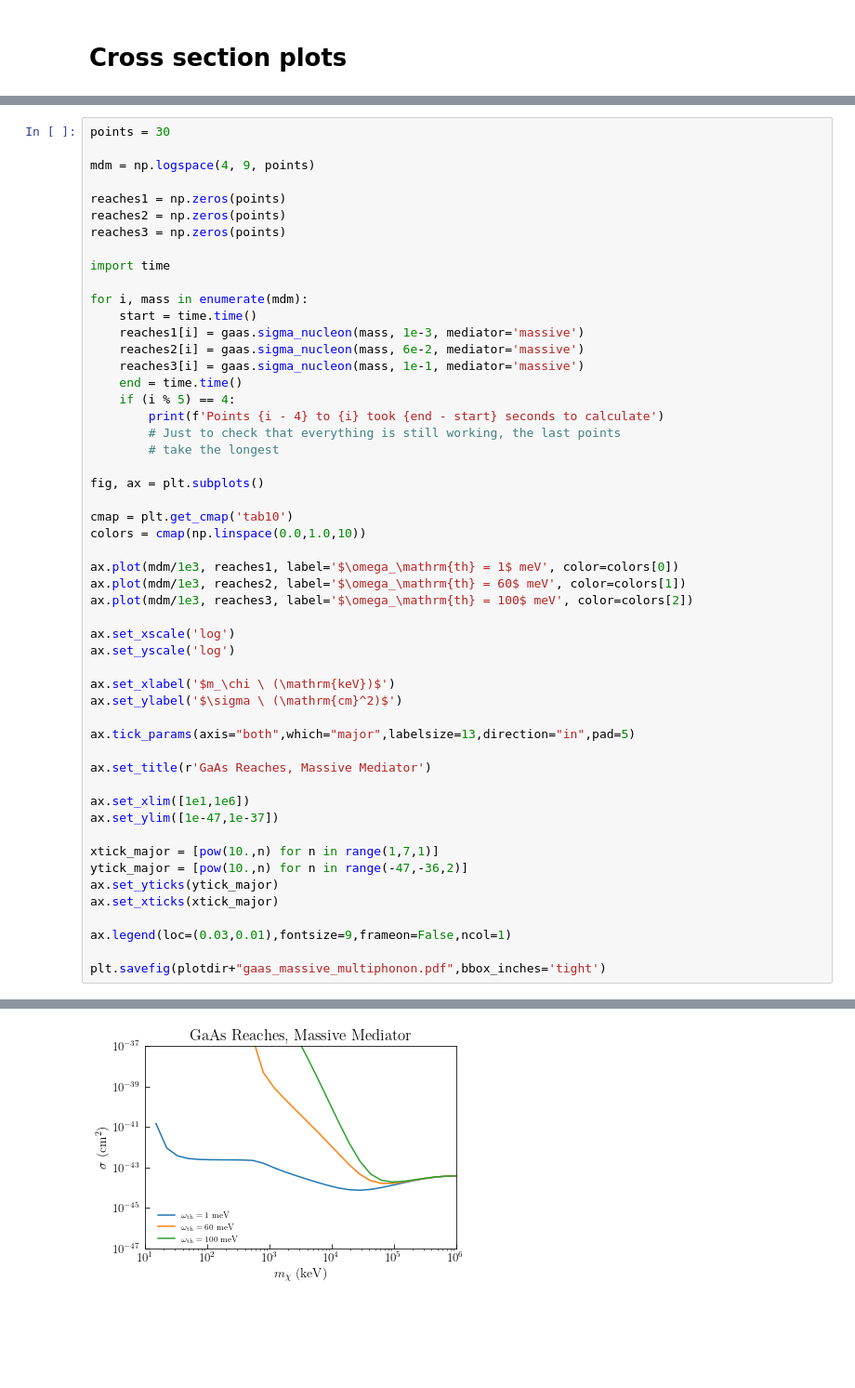
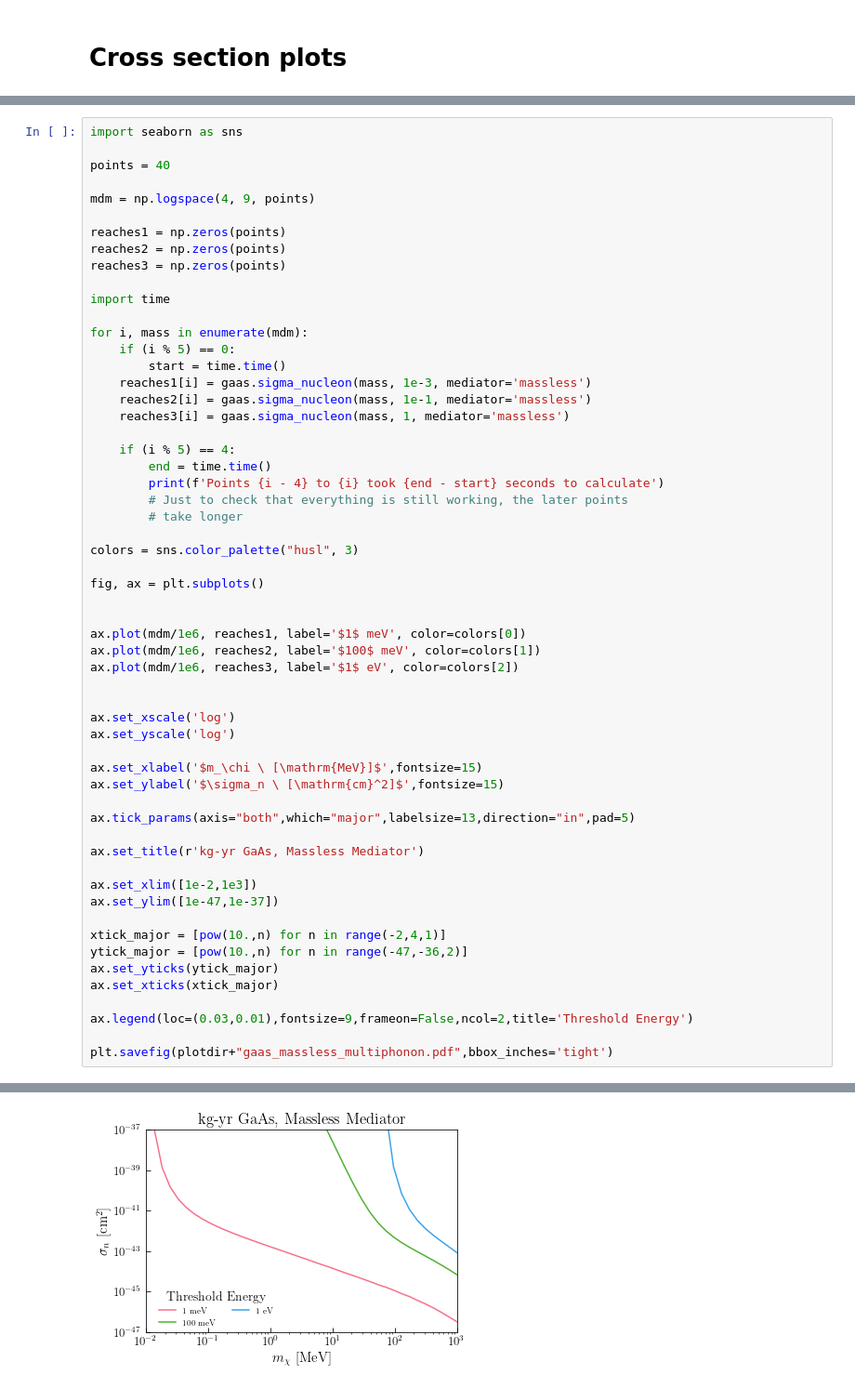
Before and after one commit to tongylin/DarkELF, a Jupyter notebook: examples/darkelf_multiphonons.ipynb, the cells around one changed output, grey strips where cells are left out. Shown at 93% size. Drawn from its saved outputs; the diff is of its cells as text; blank space fills up the shorter version.

```diff
--- a/examples/darkelf_multiphonons.ipynb
+++ b/examples/darkelf_multiphonons.ipynb
@@ -84,5 +95,7 @@ Now using the sigma_nucleon function to calculate the required reaches for a rat
 # %%
-points = 30
+import seaborn as sns
+
+points = 40
 
 mdm = np.logspace(4, 9, points)
 
@@ -93,44 +106,47 @@ reaches3 = np.zeros(points)
 import time
 
 for i, mass in enumerate(mdm):
-    start = time.time()
-    reaches1[i] = gaas.sigma_nucleon(mass, 1e-3, mediator='massive')
-    reaches2[i] = gaas.sigma_nucleon(mass, 6e-2, mediator='massive')
-    reaches3[i] = gaas.sigma_nucleon(mass, 1e-1, mediator='massive')
-    end = time.time()
+    if (i % 5) == 0:
+        start = time.time()
+    reaches1[i] = gaas.sigma_nucleon(mass, 1e-3, mediator='massless')
+    reaches2[i] = gaas.sigma_nucleon(mass, 1e-1, mediator='massless')
+    reaches3[i] = gaas.sigma_nucleon(mass, 1, mediator='massless')
+
     if (i % 5) == 4:
+        end = time.time()
         print(f'Points {i - 4} to {i} took {end - start} seconds to calculate')
-        # Just to check that everything is still working, the last points
-        # take the longest
+        # Just to check that everything is still working, the later points
+        # take longer
+
+colors = sns.color_palette("husl", 3)
 
 fig, ax = plt.subplots()
 
-cmap = plt.get_cmap('tab10')
-colors = cmap(np.linspace(0.0,1.0,10))
 
-ax.plot(mdm/1e3, reaches1, label='$\omega_\mathrm{th} = 1$ meV', color=colors[0])
-ax.plot(mdm/1e3, reaches2, label='$\omega_\mathrm{th} = 60$ meV', color=colors[1])
-ax.plot(mdm/1e3, reaches3, label='$\omega_\mathrm{th} = 100$ meV', color=colors[2])
+ax.plot(mdm/1e6, reaches1, label='$1$ meV', color=colors[0])
+ax.plot(mdm/1e6, reaches2, label='$100$ meV', color=colors[1])
+ax.plot(mdm/1e6, reaches3, label='$1$ eV', color=colors[2])
+
 
 ax.set_xscale('log')
 ax.set_yscale('log')
 
-ax.set_xlabel('$m_\chi \ (\mathrm{keV})$')
-ax.set_ylabel('$\sigma \ (\mathrm{cm}^2)$')
+ax.set_xlabel('$m_\chi \ [\mathrm{MeV}]$',fontsize=15)
+ax.set_ylabel('$\sigma_n \ [\mathrm{cm}^2]$',fontsize=15)
 
 ax.tick_params(axis="both",which="major",labelsize=13,direction="in",pad=5)
 
-ax.set_title(r'GaAs Reaches, Massive Mediator')
+ax.set_title(r'kg-yr GaAs, Massless Mediator')
 
-ax.set_xlim([1e1,1e6])
+ax.set_xlim([1e-2,1e3])
 ax.set_ylim([1e-47,1e-37])
 
-xtick_major = [pow(10.,n) for n in range(1,7,1)]
+xtick_major = [pow(10.,n) for n in range(-2,4,1)]
 ytick_major = [pow(10.,n) for n in range(-47,-36,2)]
 ax.set_yticks(ytick_major)
 ax.set_xticks(xtick_major)
 
-ax.legend(loc=(0.03,0.01),fontsize=9,frameon=False,ncol=1)
+ax.legend(loc=(0.03,0.01),fontsize=9,frameon=False,ncol=2,title='Threshold Energy')
 
-plt.savefig(plotdir+"gaas_massive_multiphonon.pdf",bbox_inches='tight')
+plt.savefig(plotdir+"gaas_massless_multiphonon.pdf",bbox_inches='tight')
 # %% [output]
@@ -143,2 +161,2 @@ Points 25 to 29 took 20.609495878219604 seconds to calculate
-[figure, old version]
+[figure, new version]
 # %% [markdown]
```
Also changed, not shown: parts of 14 cells of this notebook.
